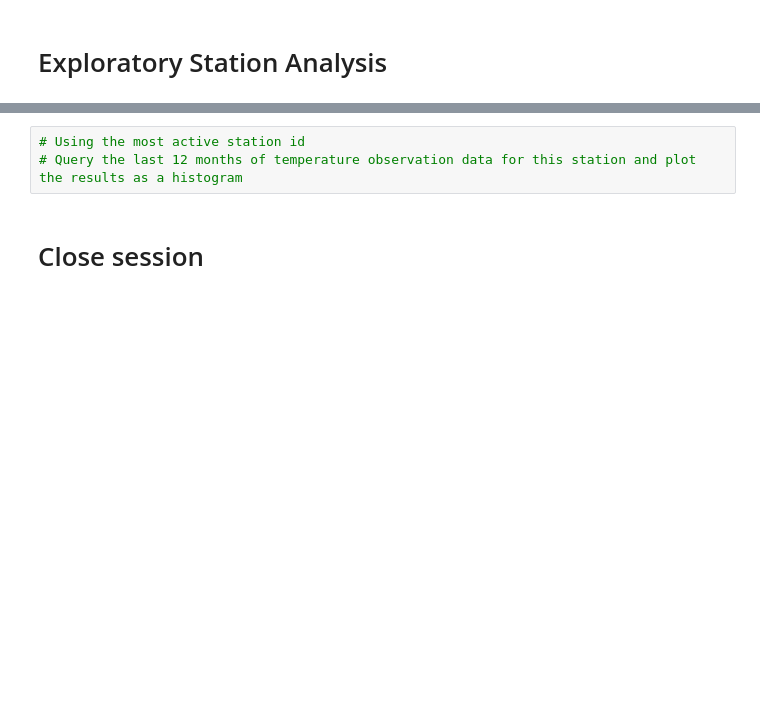
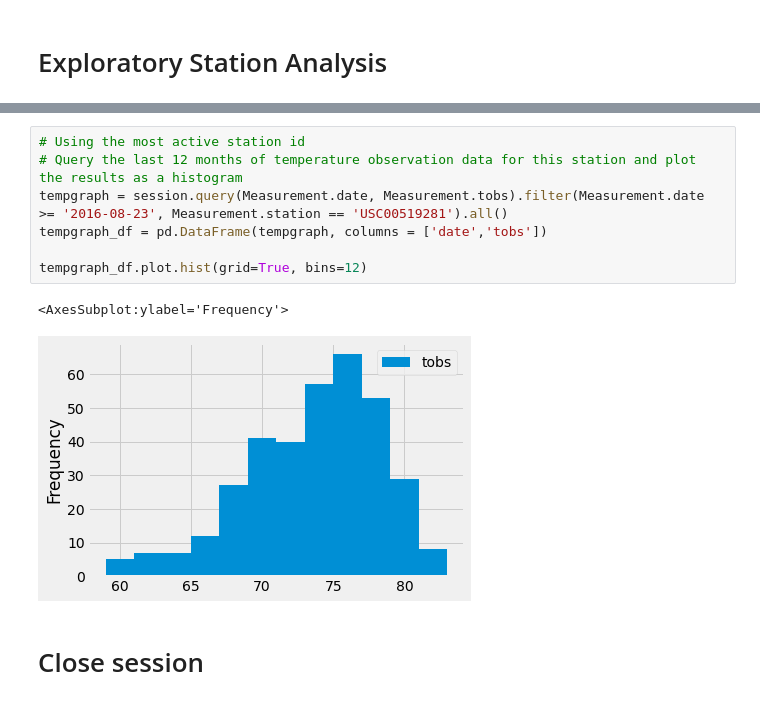
Before and after one commit to rbutler2/sqlalchemy-challenge, a Jupyter notebook: climate_starter.ipynb, the cells around one changed output, grey strips where cells are left out. Saved outputs shown, nothing was run; the diff lists cells and outputs as text; blank space fills up the shorter version.

```diff
--- a/climate_starter.ipynb
+++ b/climate_starter.ipynb
@@ -105,6 +134,13 @@ Name: prcp, dtype: float64
 # %%
 # Using the most active station id
 # Query the last 12 months of temperature observation data for this station and plot the results as a histogram
+tempgraph = session.query(Measurement.date, Measurement.tobs).filter(Measurement.date >= '2016-08-23', Measurement.station == 'USC00519281').all()
+tempgraph_df = pd.DataFrame(tempgraph, columns = ['date','tobs'])
+
+tempgraph_df.plot.hist(grid=True, bins=12)
+# %% [output]
+<AxesSubplot:ylabel='Frequency'>
+[figure, added]
 # %% [markdown]
 # Close session
 # %%
```
Also changed, not shown: parts of 5 cells of this notebook.
